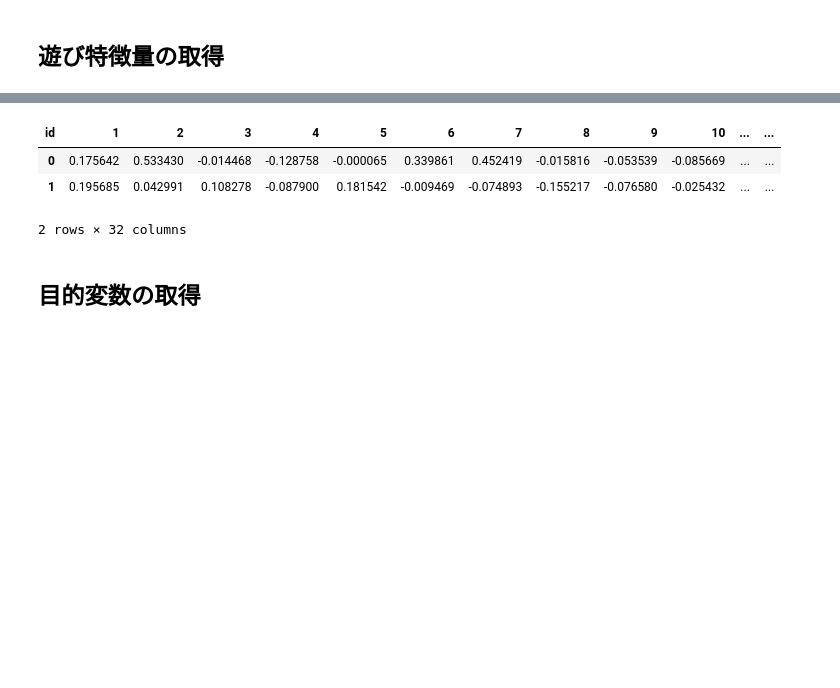
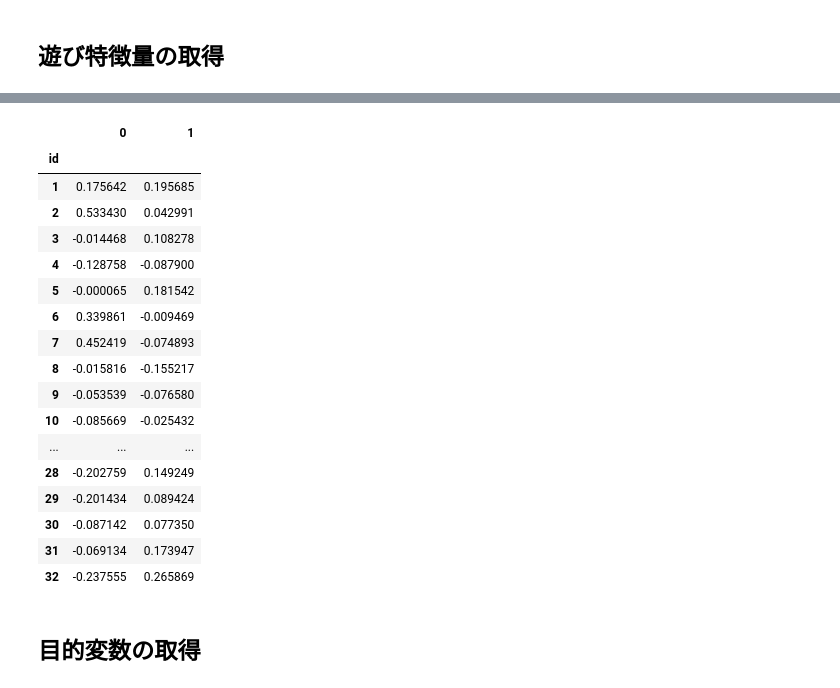
Before and after one commit to flock-geekten/recommendation-models, a Jupyter notebook: workspace/fun_reco.ipynb, the cells around one changed output, grey strips where cells are left out. Drawn from its saved outputs; the diff is of its cells as text; code cells hidden in the pictures; blank space fills up the shorter version.

```diff
--- a/workspace/fun_reco.ipynb
+++ b/workspace/fun_reco.ipynb
@@ -169,4 +169,7 @@ mca_module.run(json)
 # %% [markdown]
 ## 遊び特徴量の取得
 # %%
-fun_features = pd.read_csv('/home/workspace/data/fun_features.csv', index_col=0)
+fun_data = pd.read_csv('/home/workspace/data/fun_data.csv', index_col=0)
+# %%
+fun_name = pd.DataFrame(fun_data['name'])
+fun_features = fun_data.drop('name',axis=1)
@@ -173,10 +197,24 @@ fun_features = pd.read_csv('/home/workspace/data/fun_features.csv', index_col=0)
 # %%
-fun_features.T
+fun_features
 # %% [output]
-| id | 1 | 2 | 3 | 4 | 5 | 6 | 7 | 8 | 9 | 10 | ... | ... |
-| 0 | 0.175642 | 0.533430 | -0.014468 | -0.128758 | -0.000065 | 0.339861 | 0.452419 | -0.015816 | -0.053539 | -0.085669 | ... | ... |
-| 1 | 0.195685 | 0.042991 | 0.108278 | -0.087900 | 0.181542 | -0.009469 | -0.074893 | -0.155217 | -0.076580 | -0.025432 | ... | ... |
+|  | 0 | 1 |
+| id |  |  |
+| 1 | 0.175642 | 0.195685 |
+| 2 | 0.533430 | 0.042991 |
+| 3 | -0.014468 | 0.108278 |
+| 4 | -0.128758 | -0.087900 |
+| 5 | -0.000065 | 0.181542 |
+| 6 | 0.339861 | -0.009469 |
+| 7 | 0.452419 | -0.074893 |
+| 8 | -0.015816 | -0.155217 |
+| 9 | -0.053539 | -0.076580 |
+| 10 | -0.085669 | -0.025432 |
+| ... | ... | ... |
+| 28 | -0.202759 | 0.149249 |
+| 29 | -0.201434 | 0.089424 |
+| 30 | -0.087142 | 0.077350 |
+| 31 | -0.069134 | 0.173947 |
+| 32 | -0.237555 | 0.265869 |
-2 rows × 32 columns
 # %% [markdown]
 ## 目的変数の取得
 # %%
```
Also changed, not shown: parts of 5 cells of this notebook, 2 other files.
